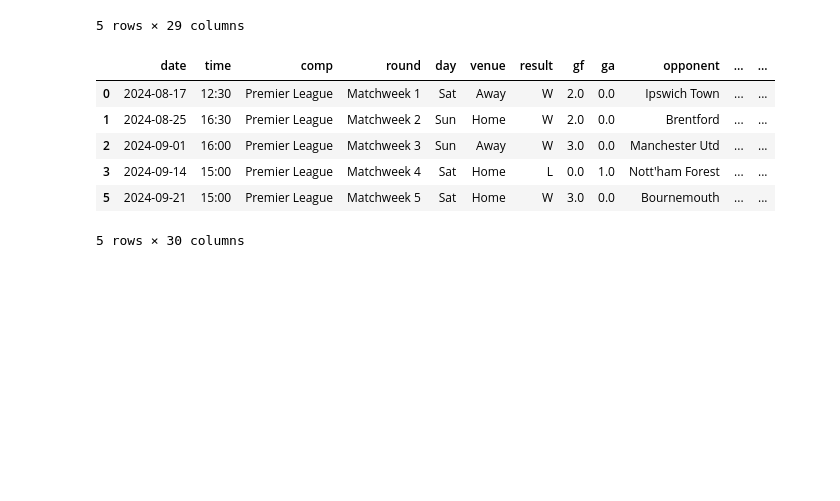
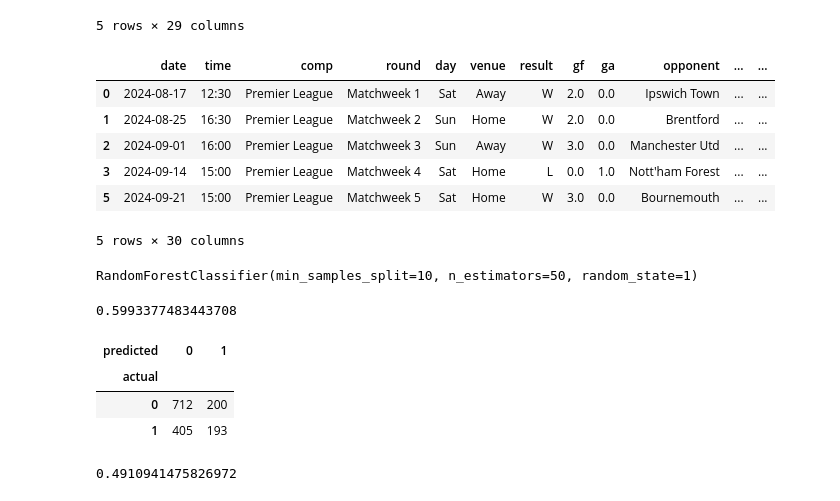
Before and after one commit to MistryDev09/Premier-League-Match-prediction, a Jupyter notebook: training_model.ipynb, the cells around one changed output. Saved outputs shown, nothing was run; the diff lists cells and outputs as text; code cells hidden in the pictures; blank space fills up the shorter version.

Commit message:
created an initial model, random forrest from sklearn
very small accuracy level, room for improvement

```diff
--- a/training_model.ipynb
+++ b/training_model.ipynb
@@ -155,0 +162,8 @@ from sklearn.ensemble import RandomForestClassifier # machine learning model tha
+# %%
+predictors = ["venue_code", "opp_code", "hour", "day_code"]
+# %%
+rf.fit(train[predictors], train["target"]) # train a model with these predictors trying to fit "target" values
+# %% [output]
+RandomForestClassifier(min_samples_split=10, n_estimators=50, random_state=1)
+# %%
+preds = rf.predict(test[predictors])
@@ -155,0 +176,13 @@ from sklearn.ensemble import RandomForestClassifier # machine learning model tha
+# %%
+acc
+# %% [output]
+0.5993377483443708
+# %%
+combined = pd.DataFrame(dict(actual=test["target"], predicted=preds))
+# %%
+pd.crosstab(index=combined["actual"], columns=combined["predicted"])
+# %% [output]
+| predicted | 0 | 1 |
+| actual |  |  |
+| 0 | 712 | 200 |
+| 1 | 405 | 193 |
@@ -155,0 +193,4 @@ from sklearn.ensemble import RandomForestClassifier # machine learning model tha
+# %%
+precision
+# %% [output]
+0.4910941475826972
```
Also changed, not shown: parts of 7 cells of this notebook.
